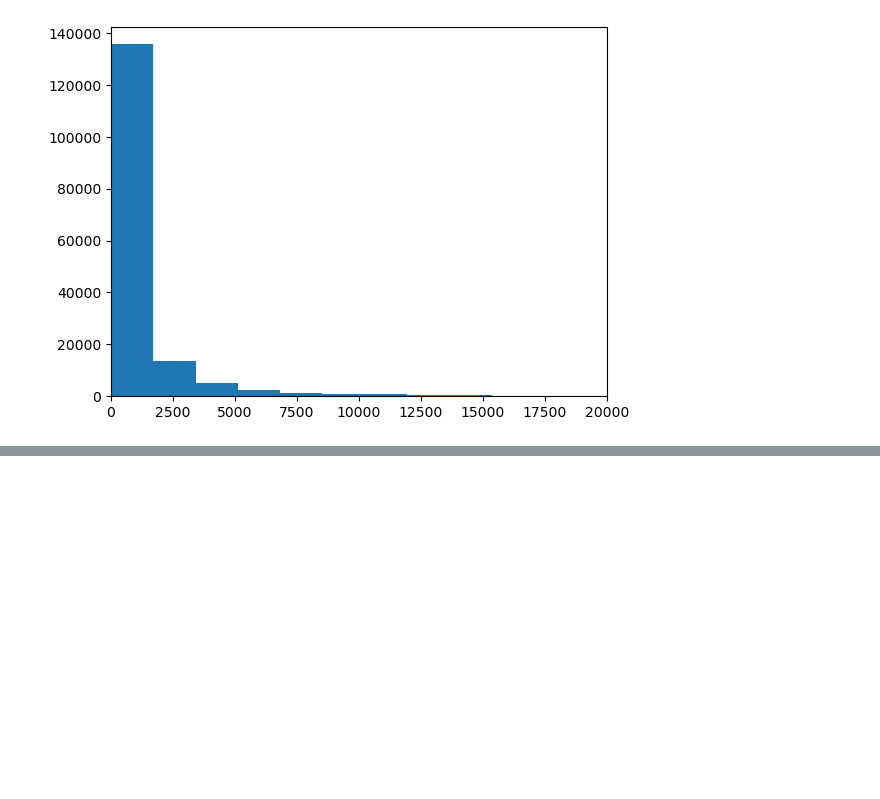
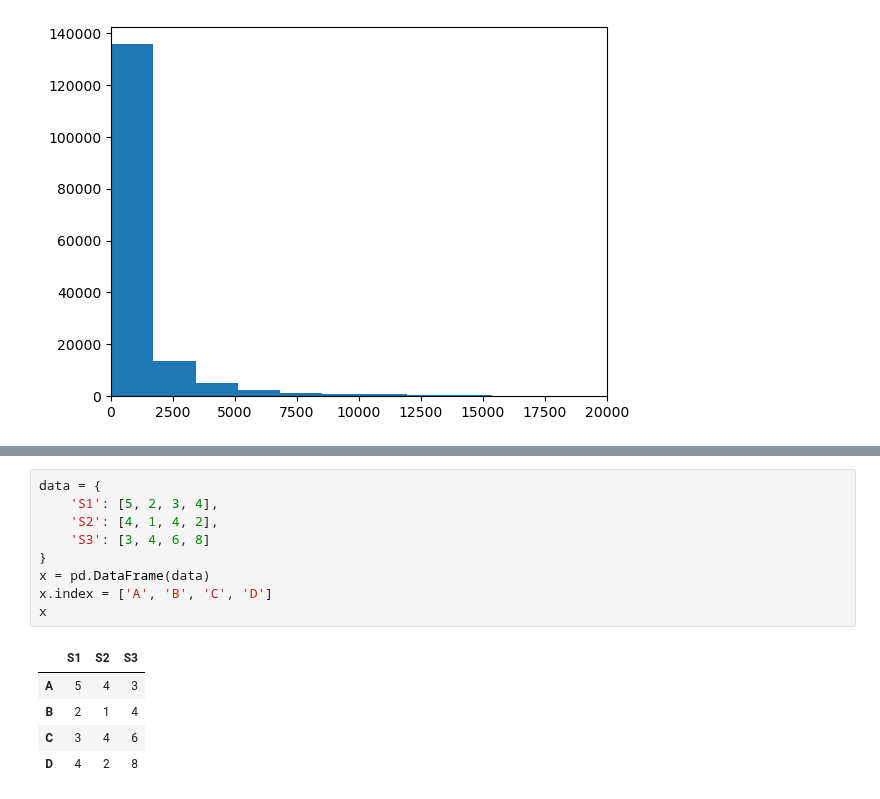
Before and after one commit to JRaviLab/integrative-drugrep-tb, a Jupyter notebook: landon_scripts/data_investigation.ipynb, the cells around one changed output, grey strips where cells are left out. Drawn from its saved outputs; the diff is of its cells as text; blank space fills up the shorter version.

```diff
--- a/landon_scripts/data_investigation.ipynb
+++ b/landon_scripts/data_investigation.ipynb
@@ -18,0 +34,15 @@ plt.show()
+# %%
+data = {
+    'S1': [5, 2, 3, 4],
+    'S2': [4, 1, 4, 2],
+    'S3': [3, 4, 6, 8]
+}
+x = pd.DataFrame(data)
+x.index = ['A', 'B', 'C', 'D']
+x
+# %% [output]
+|  | S1 | S2 | S3 |
+| A | 5 | 4 | 3 |
+| B | 2 | 1 | 4 |
+| C | 3 | 4 | 6 |
+| D | 4 | 2 | 8 |
```
Also changed, not shown: parts of 4 cells of this notebook.
